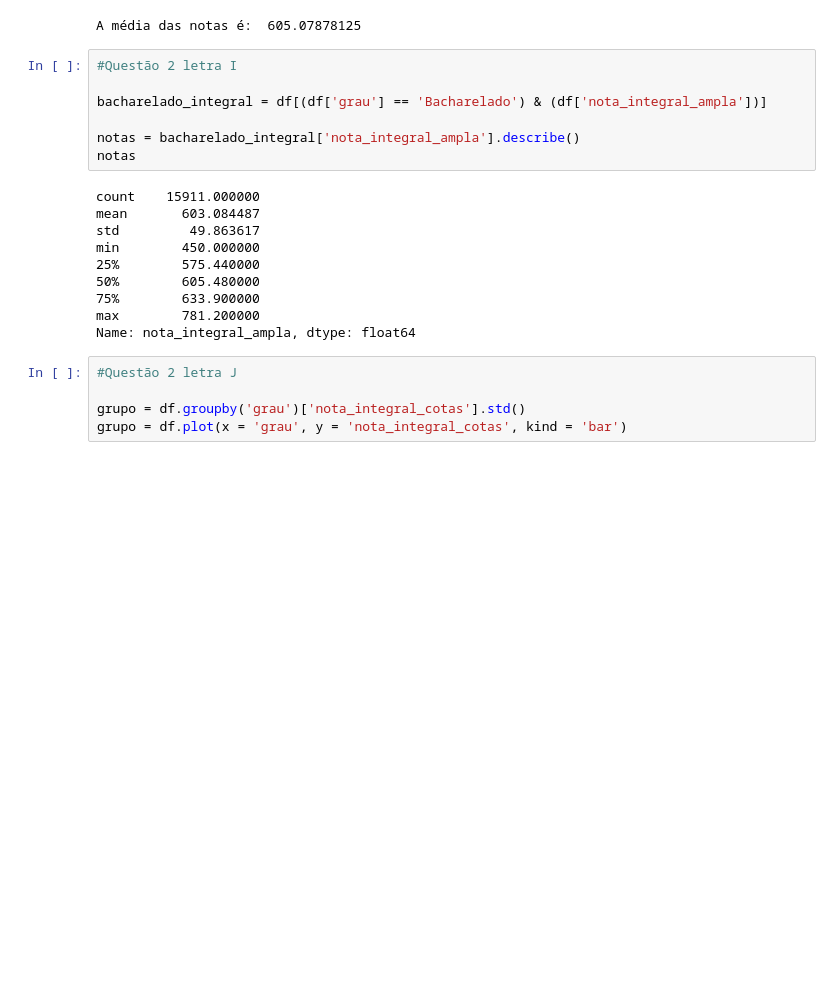
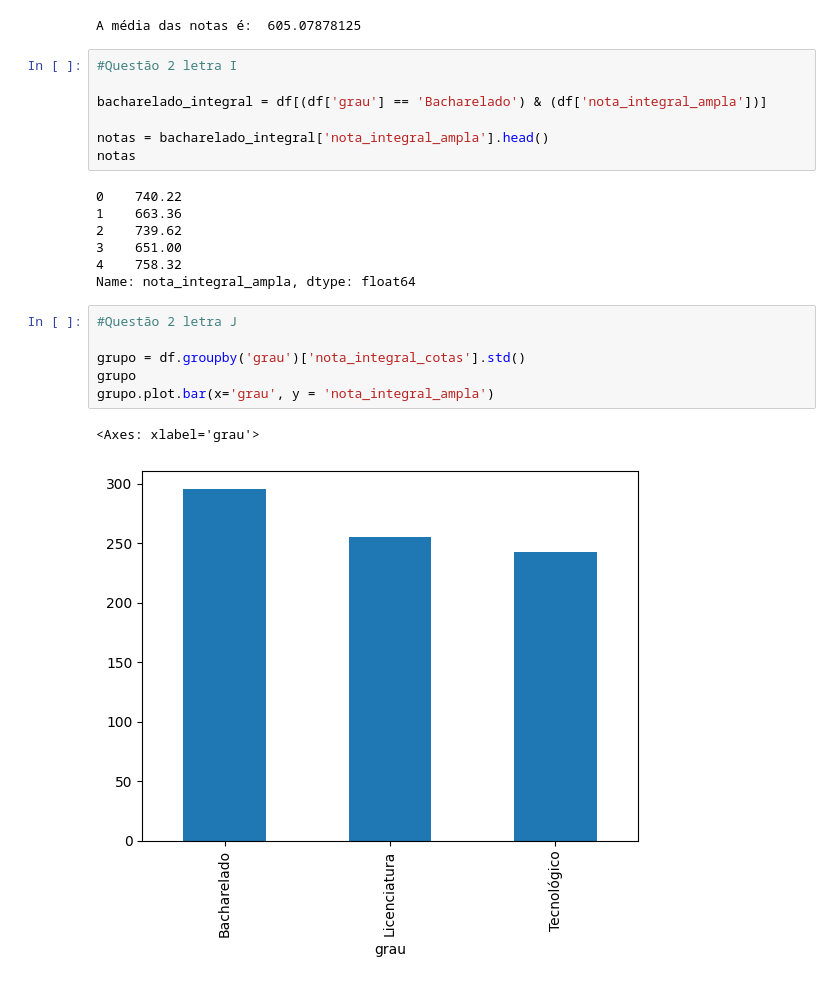
Before and after one commit to jen0616/NF3-BIG-DATA-Jenifer, a Jupyter notebook: Prouni.ipynb, the cells around one changed output. Cells and saved outputs as stored; diff of their text form; blank space fills up the shorter version.

```diff
--- a/Prouni.ipynb
+++ b/Prouni.ipynb
@@ -149,20 +149,21 @@ A média das notas é:  605.07878125
 
 bacharelado_integral = df[(df['grau'] == 'Bacharelado') & (df['nota_integral_ampla'])]
 
-notas = bacharelado_integral['nota_integral_ampla'].describe()
+notas = bacharelado_integral['nota_integral_ampla'].head()
 notas
 # %% [output]
-count    15911.000000
-mean       603.084487
-std         49.863617
-min        450.000000
-25%        575.440000
-50%        605.480000
-75%        633.900000
-max        781.200000
+0    740.22
+1    663.36
+2    739.62
+3    651.00
+4    758.32
 Name: nota_integral_ampla, dtype: float64
 # %%
 #Questão 2 letra J
 
 grupo = df.groupby('grau')['nota_integral_cotas'].std()
-grupo = df.plot(x = 'grau', y = 'nota_integral_cotas', kind = 'bar')
+grupo
+grupo.plot.bar(x='grau', y = 'nota_integral_ampla')
+# %% [output]
+<Axes: xlabel='grau'>
+[figure, added]
```
